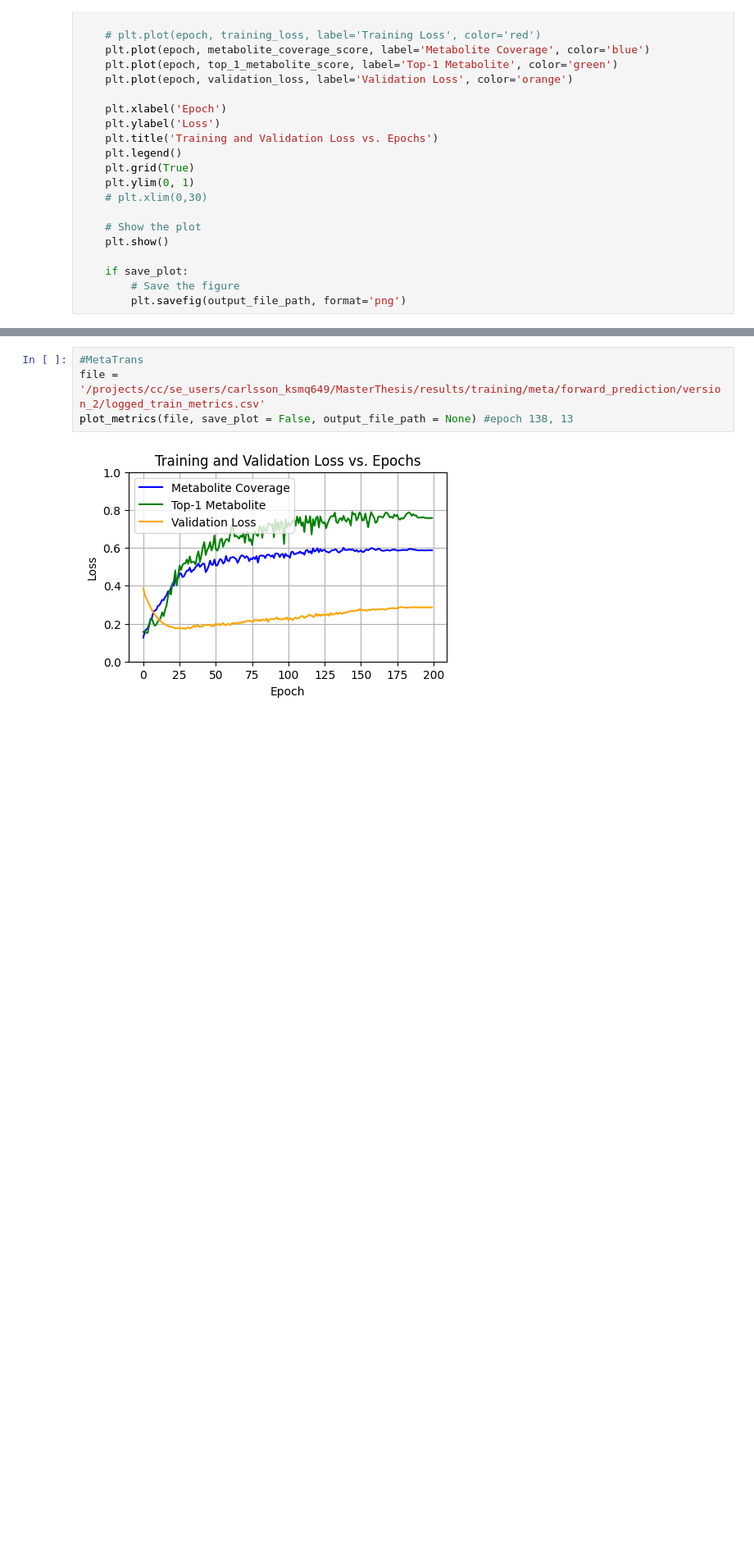
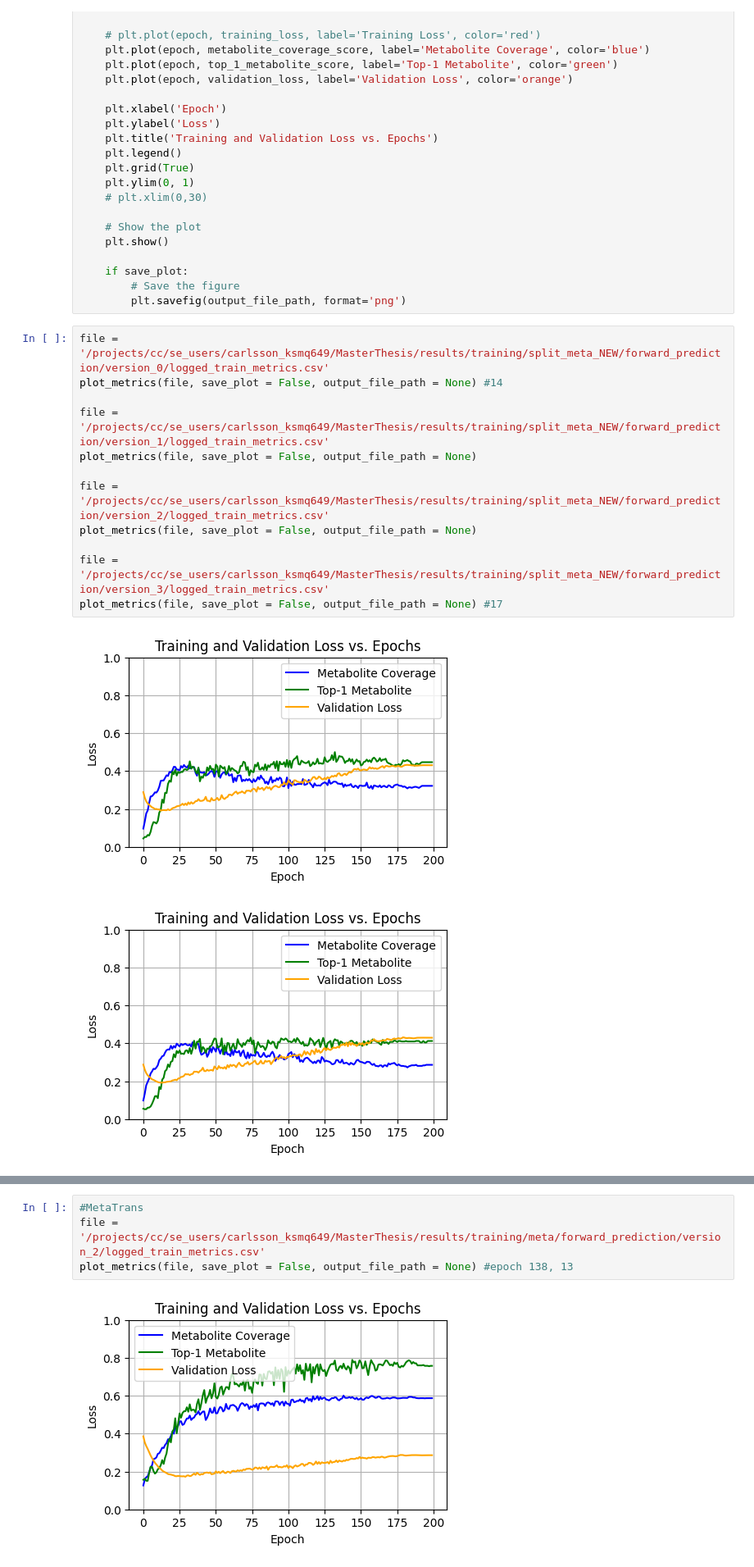
Before and after one commit to tsofiac/LAGOM, a Jupyter notebook: data_analysis/metrics_analysis_Miranda.ipynb, the cells around one changed output, grey strips where cells are left out. Shown at 82% size. Saved outputs shown, nothing was run; the diff lists cells and outputs as text; blank space fills up the shorter version.

Commit message:
metrics analysis

```diff
--- a/data_analysis/metrics_analysis_Miranda.ipynb
+++ b/data_analysis/metrics_analysis_Miranda.ipynb
@@ -34,3 +34,18 @@ def plot_metrics(csv_file_path, save_plot = False, output_file_path = None):
     if save_plot:
         # Save the figure
         plt.savefig(output_file_path, format='png')
+# %%
+file = '/projects/cc/se_users/carlsson_ksmq649/MasterThesis/results/training/split_meta_NEW/forward_prediction/version_0/logged_train_metrics.csv'
+plot_metrics(file, save_plot = False, output_file_path = None) #14
+
+file = '/projects/cc/se_users/carlsson_ksmq649/MasterThesis/results/training/split_meta_NEW/forward_prediction/version_1/logged_train_metrics.csv'
+plot_metrics(file, save_plot = False, output_file_path = None)
+
+file = '/projects/cc/se_users/carlsson_ksmq649/MasterThesis/results/training/split_meta_NEW/forward_prediction/version_2/logged_train_metrics.csv'
+plot_metrics(file, save_plot = False, output_file_path = None)
+
+file = '/projects/cc/se_users/carlsson_ksmq649/MasterThesis/results/training/split_meta_NEW/forward_prediction/version_3/logged_train_metrics.csv'
+plot_metrics(file, save_plot = False, output_file_path = None) #17
+# %% [output]
+[figure, added]
+[figure, added]
```
Also changed, not shown: parts of 2 cells of this notebook.
